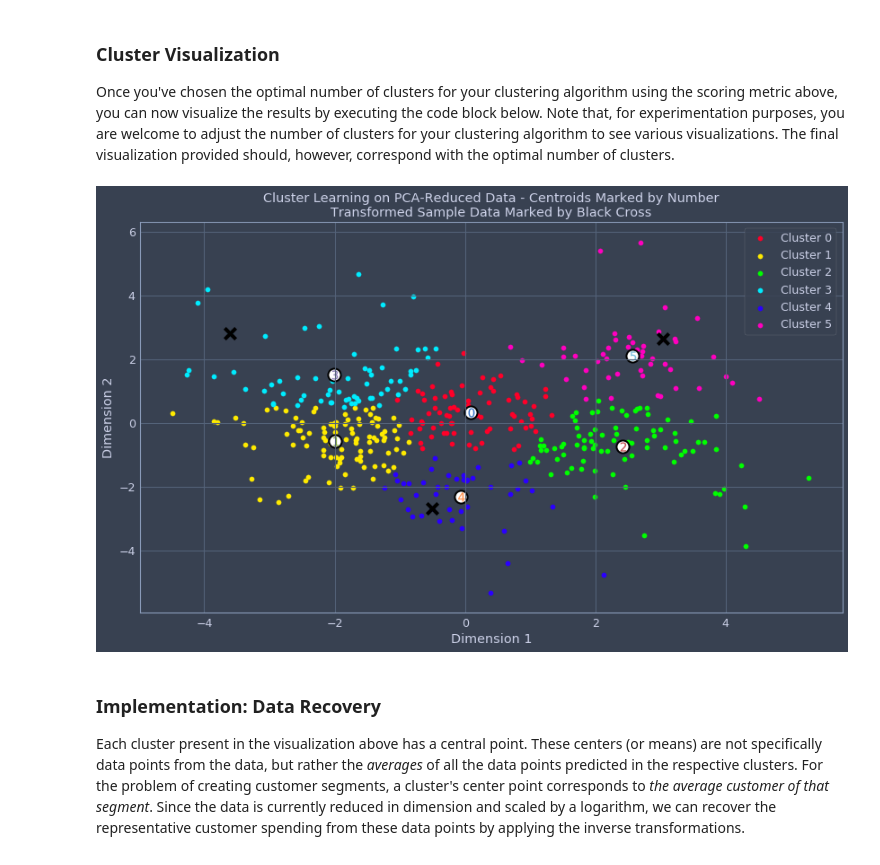
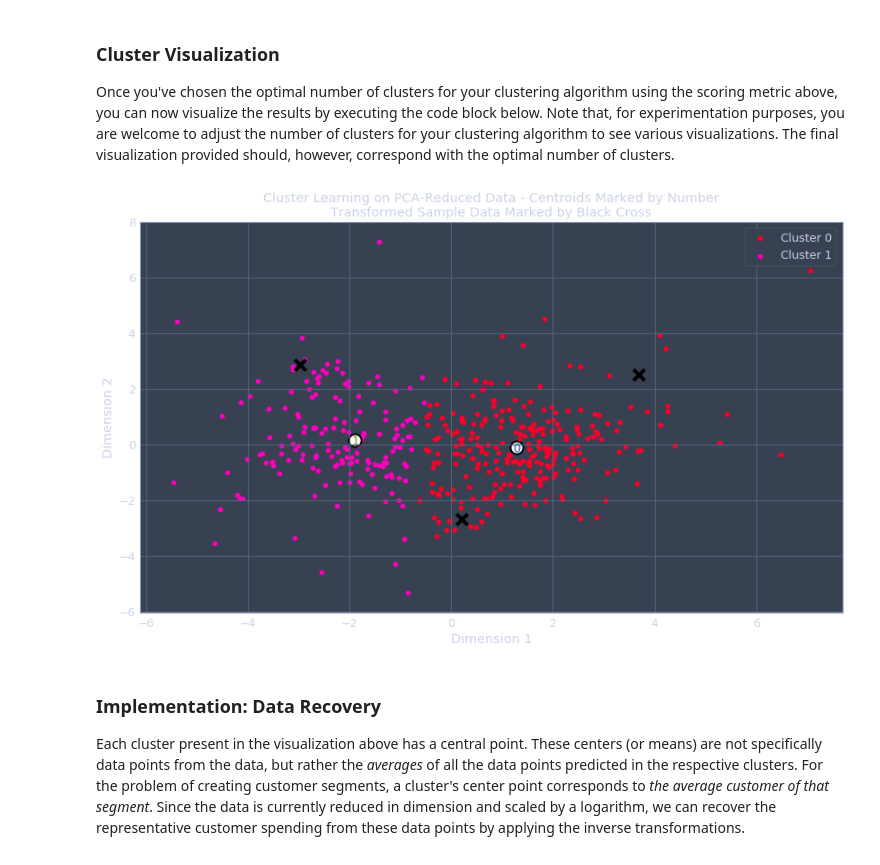
Before and after one commit to iuliakhomenko/MLND, a Jupyter notebook: p3/customer_segments.ipynb, the cells around one changed output. Drawn from its saved outputs; the diff is of its cells as text; code cells hidden in the pictures.

```diff
--- a/p3/customer_segments.ipynb
+++ b/p3/customer_segments.ipynb
@@ -494,21 +545,27 @@ In the code block below, you will need to implement the following:
  - Import `sklearn.metrics.silhouette_score` and calculate the silhouette score of `reduced_data` against `preds`.
    - Assign the silhouette score to `score` and print the result.
 # %%
-from sklearn.cluster import KMeans
+from sklearn.mixture import GaussianMixture
 from sklearn.metrics import silhouette_score
+results = {}
+for k in ['full', 'spherical', 'diag','tied']:
+    results[k] = {}
+    print('COVARIANCE TYPE:', k )
+    for i in range(2,7):
+        results[k][i] = {}
+        # TODO: Apply your clustering algorithm of choice to the reduced data
+        clusterer = GaussianMixture(n_components = i, covariance_type= k)
+        clusterer.fit(reduced_data)
 
-# TODO: Apply your clustering algorithm of choice to the reduced data
-clusterer = KMeans(n_clusters = 2)
-clusterer.fit(reduced_data)
-
-# TODO: Predict the cluster for each data point
-preds = clusterer.predict(reduced_data)
-
-# TODO: Find the cluster centers
-centers = clusterer.cluster_centers_
-
-# TODO: Predict the cluster for each transformed sample data point
-sample_preds = clusterer.predict(pca_samples)
-
-# TODO: Calculate the mean silhouette coefficient for the number of clusters chosen
-score = silhouette_score(reduced_data, preds)
+        # TODO: Predict the cluster for each data point
+        preds = clusterer.predict(reduced_data)
+        results[k][i]['preds'] = np.asarray(preds)
+        # TODO: Find the cluster centers
+        centers = clusterer.means_
+        results[k][i]['centers'] = np.asarray(centers)
+        # TODO: Predict the cluster for each transformed sample data point
+        sample_preds = clusterer.predict(pca_samples)
+        results[k][i]['sample_preds'] = sample_preds
+        # TODO: Calculate the mean silhouette coefficient for the number of clusters chosen
+        score = silhouette_score(reduced_data, preds)
+        print('With %d clusters, the silhoutte score is %0.3f'%(i, score))
@@ -527,10 +600,13 @@ score
 ### Cluster Visualization
 Once you've chosen the optimal number of clusters for your clustering algorithm using the scoring metric above, you can now visualize the results by executing the code block below. Note that, for experimentation purposes, you are welcome to adjust the number of clusters for your clustering algorithm to see various visualizations. The final visualization provided should, however, correspond with the optimal number of clusters.
 # %%
+centers = results['spherical'][2]['centers']
+preds = results['spherical'][2]['preds']
+
 # Display the results of the clustering from implementation
 vs.cluster_results(reduced_data, preds, centers, pca_samples)
 # %% [output]
-[figure, old version]
+[figure, new version]
 # %% [markdown]
 ### Implementation: Data Recovery
 Each cluster present in the visualization above has a central point. These centers (or means) are not specifically data points from the data, but rather the *averages* of all the data points predicted in the respective clusters. For the problem of creating customer segments, a cluster's center point corresponds to *the average customer of that segment*. Since the data is currently reduced in dimension and scaled by a logarithm, we can recover the representative customer spending from these data points by applying the inverse transformations.
```
Also changed, not shown: parts of 35 cells of this notebook.
